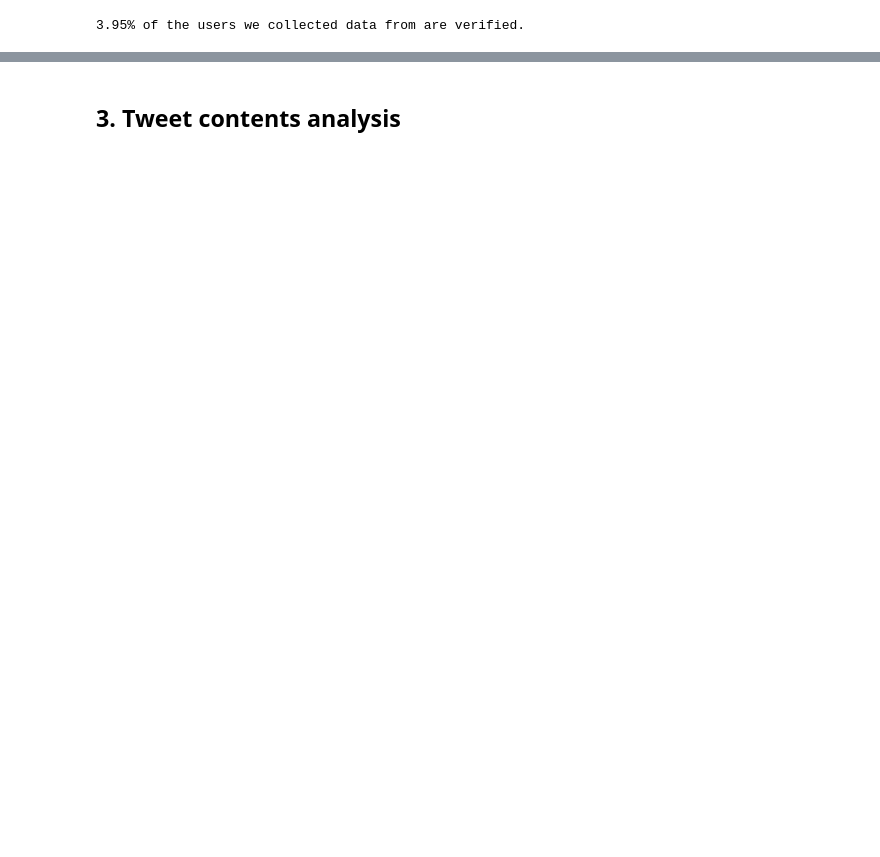
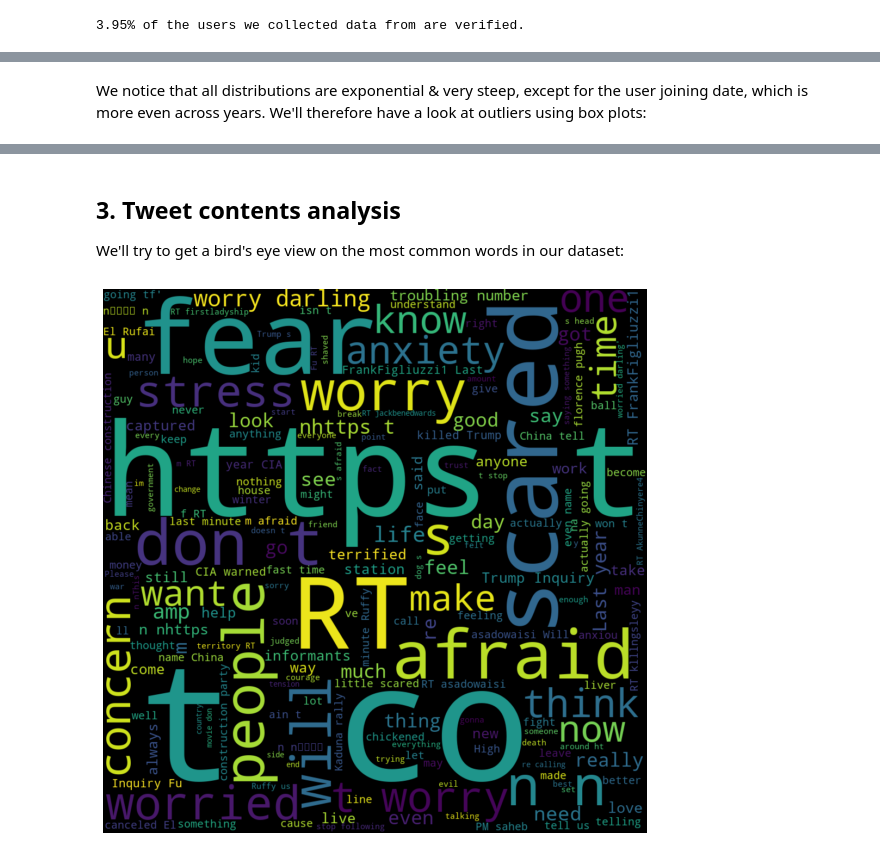
Before and after one commit to sabinagio/what-s-the-matter, a Jupyter notebook: tweets_and_user_data_EDA.ipynb, the cells around one changed output, grey strips where cells are left out. Drawn from its saved outputs; the diff is of its cells as text; code cells hidden in the pictures; blank space fills up the shorter version.

Commit message:
Add quick tweet text overview

```diff
--- a/tweets_and_user_data_EDA.ipynb
+++ b/tweets_and_user_data_EDA.ipynb
@@ -122,4 +190,6 @@ for i, x in enumerate(to_plot):
 fig.show()
 # %% [output]
 [interactive output not drawn]
+# %% [markdown]
+We notice that all distributions are exponential & very steep, except for the user joining date, which is more even across years. We'll therefore have a look at outliers using box plots:
 # %%
@@ -140,3 +207,20 @@ fig.show()
 # %% [markdown]
 
 ## 3. Tweet contents analysis <a name="tweet-analysis-2"></a>
+
+We'll try to get a bird's eye view on the most common words in our dataset:
+# %%
+fig = plt.figure(figsize=(10, 10))
+
+# Extract all of the tweets into one string
+text=str(list(tweets.text))
+
+# Create the wordcloud object
+wordcloud = WordCloud(width=1000, height=1000, margin=0).generate(text)
+
+# Display the generated image:
+plt.imshow(wordcloud, interpolation='bilinear')
+plt.axis("off")
+plt.show()
+# %% [output]
+[figure, added]
```
Also changed, not shown: parts of 8 cells of this notebook.
